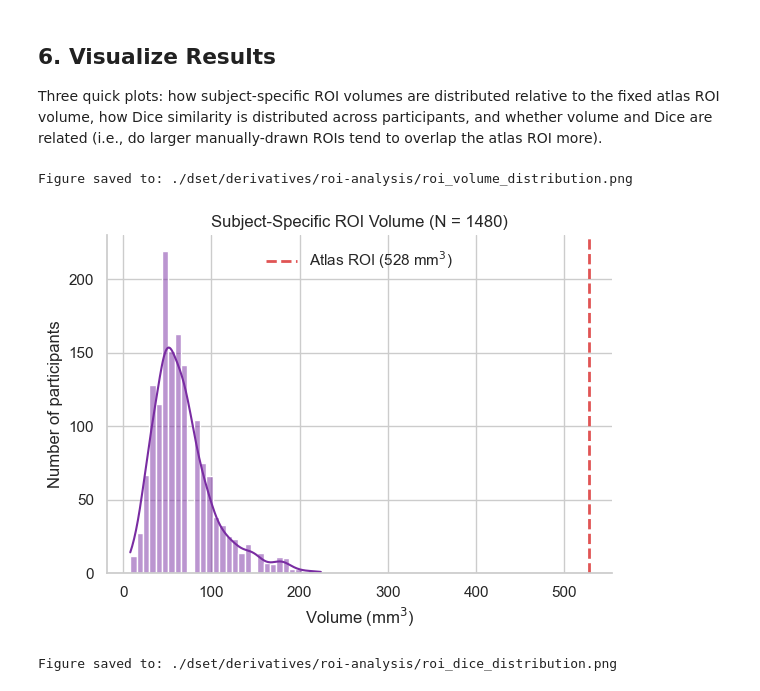
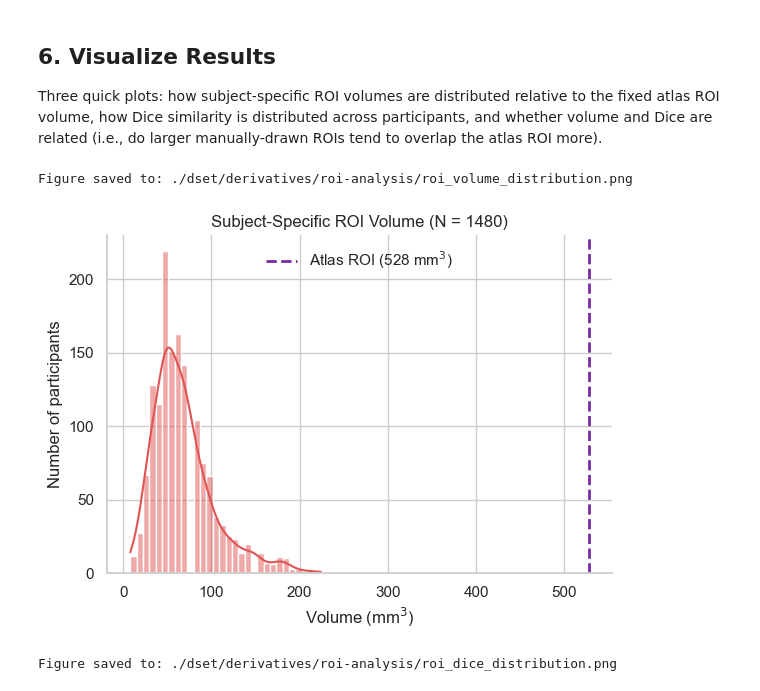
Before and after one commit to chlohamp/habenula-comparison, a Jupyter notebook: 2ai-roi-comparison.ipynb, the cells around one changed output. Cells and saved outputs as stored; diff of their text form; code cells hidden in the pictures.

Commit message:
update colors

```diff
--- a/2ai-roi-comparison.ipynb
+++ b/2ai-roi-comparison.ipynb
@@ -213,31 +213,31 @@ and Dice are related (i.e., do larger manually-drawn ROIs tend to overlap the at
 # %%
 import seaborn as sns
 import matplotlib.pyplot as plt
 
 sns.set_theme(style="whitegrid")
 
 # --- Subject-specific ROI volume distribution vs. atlas ROI volume ---
 fig, ax = plt.subplots(figsize=(6, 4.5))
 sns.histplot(
-    df_results["subj_volume_mm3"], bins=30, kde=True, color="#792CA2",
+    df_results["subj_volume_mm3"], bins=30, kde=True, color="#E05454",
     edgecolor="white", ax=ax,
 )
-ax.axvline(atlas_volume_mm3, color="#E05454", linestyle="--", linewidth=2,
+ax.axvline(atlas_volume_mm3, color="#792CA2", linestyle="--", linewidth=2,
            label=f"Atlas ROI ({atlas_volume_mm3:.0f} mm$^3$)")
 ax.set_xlabel("Volume (mm$^3$)")
 ax.set_ylabel("Number of participants")
 ax.set_title(f"Subject-Specific ROI Volume (N = {len(df_results)})")
 ax.legend(frameon=False)
 sns.despine(ax=ax)
 fig.tight_layout()
 
 fig_path = op.join(output_dir, "roi_volume_distribution.png")
 fig.savefig(fig_path, dpi=300, bbox_inches="tight")
 print(f"Figure saved to: {fig_path}")
 plt.show()
 # %% [output]
 Figure saved to: ./dset/derivatives/roi-analysis/roi_volume_distribution.png
-[figure, old version]
+[figure, new version]
 # %%
 # --- Dice coefficient distribution ---
 fig, ax = plt.subplots(figsize=(6, 4.5))
```
Also changed, not shown: parts of 1 cell of this notebook.
